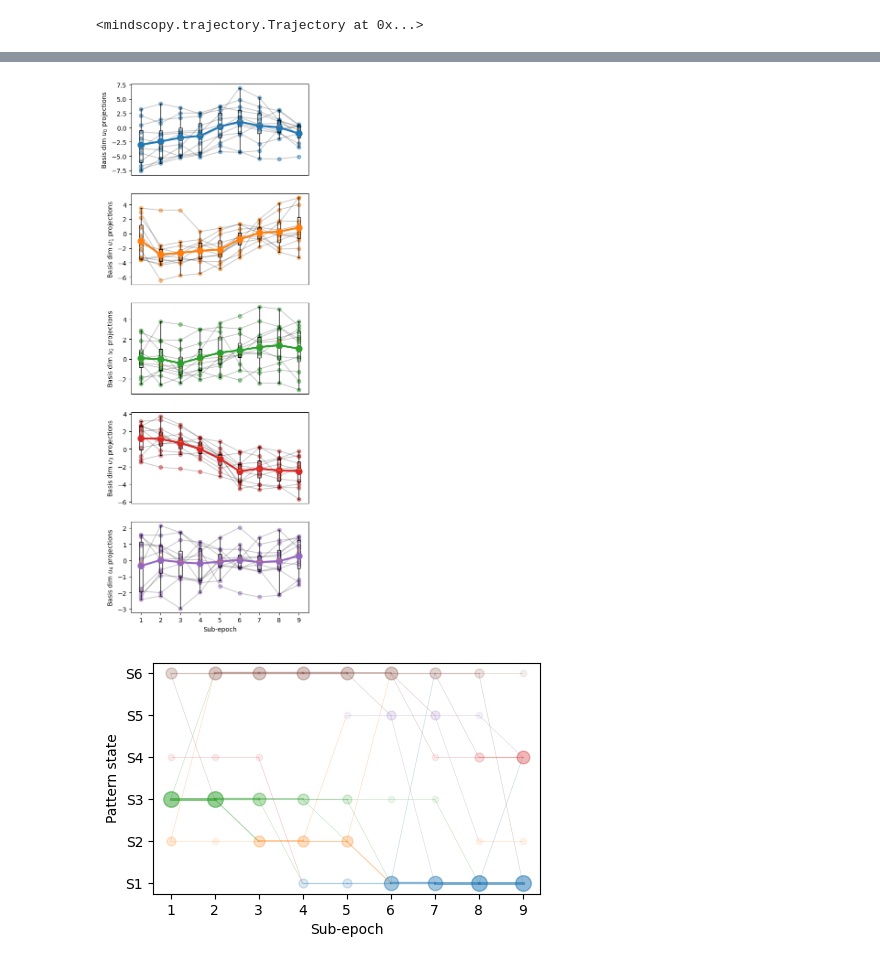
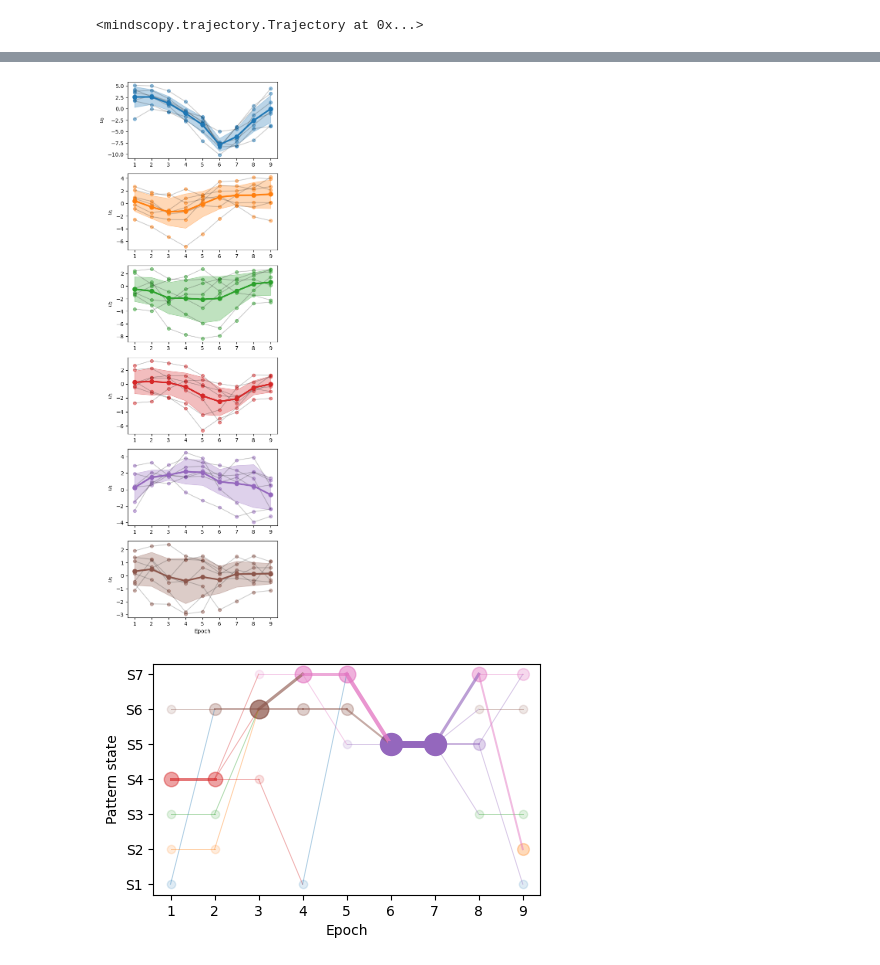
Before and after one commit to nivanov94/MindScoPy, a Jupyter notebook: example_trajectory.ipynb, the cells around one changed output, grey strips where cells are left out. Drawn from its saved outputs; the diff is of its cells as text; code cells hidden in the pictures.

```diff
--- a/example_trajectory.ipynb
+++ b/example_trajectory.ipynb
@@ -117,13 +106,9 @@ Xtraj_covs = apply_rebias_to_groups(Xtraj_covs, blocks_traj_epochs, block_means)
 # %%
 # apply feature extraction
-feature_extractor = ScaledTangentSpace().fit(Xclust_covs)
-Xclust_features = feature_extractor.transform(Xclust_covs)
+feature_extractor = ScaledTangentSpace().fit(Xtraj_covs)
 Xtraj_features = feature_extractor.transform(Xtraj_covs)
 # %%
 # put the data back into trial, epoch, format
-Xclust_features = np.reshape(Xclust_features, (Nt, Nclust_epochs, -1))
-Xtraj_features = np.reshape(Xtraj_features, (Nt, Ntraj_epochs, -1))
-
-print(Xclust_features.shape)
+Xtraj_features = np.reshape(Xtraj_features, (n_trials, n_epochs, -1))
 print(Xtraj_features.shape)
 # %% [output]
@@ -132,6 +116,6 @@ print(Xtraj_features.shape)
 # %%
 # Perform clustering and generate the trajectory sub-space
 np.random.seed(42)
-subspace = ms.Trajectory_Subspace(krange=range(2,12)).fit(Xclust_features, y=y, verbose=True)
+subspace = ms.SubspaceTrajectoryModel(krange=range(2,12)).fit(Xtraj_features, y=y, verbose=True)
 # %% [output]
 Selecting the number of clusters using prediction strength.
@@ -156,7 +139,7 @@ print(subspace.clustering_model.cluster_centers_.shape)
 # %%
 # select a block and task to analyze
 block = 4
-task = 3
+task = 1
 
 X_blk = Xtraj_features[blocks == block]
 y_blk = y[blocks == block]
@@ -193,6 +176,7 @@ print(IntraTrialVar)
 # %%
 # visualize the trajectory
-Traj_task.plot()
+Traj_task.plot_trajectory(box_plot=False, plot_all_pts=True)
+Traj_task.plot_trellis()
 # %% [output]
-[figure, old version]
+[figure, new version]
-[figure, old version]
+[figure, new version]
```
Also changed, not shown: parts of 17 cells of this notebook, 15 other files.
